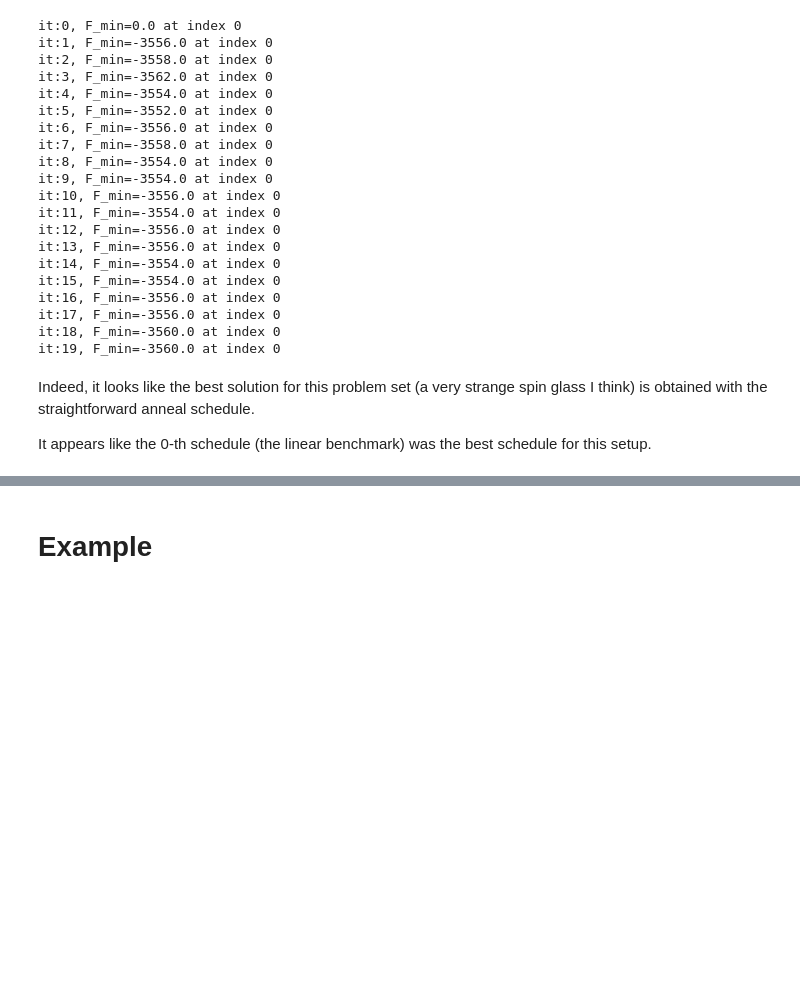
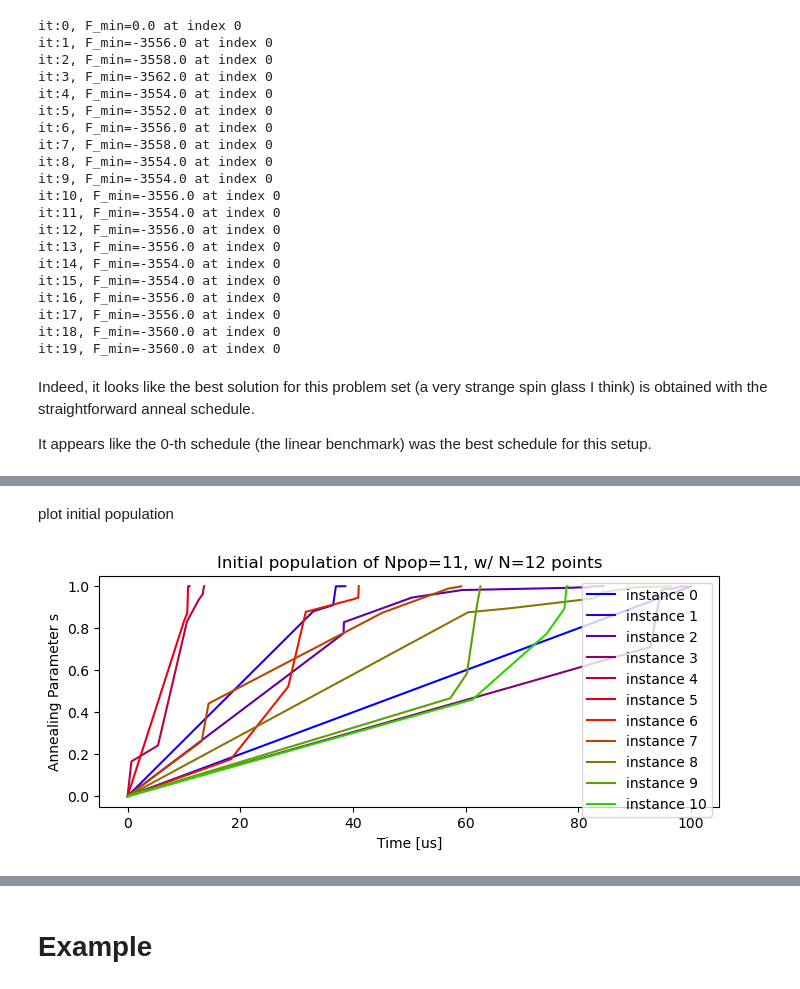
Before and after one commit to vdrouint/genetic-algos, a Jupyter notebook: genetic_adiabatic_dwave.ipynb, the cells around one changed output, grey strips where cells are left out. Saved outputs shown, nothing was run; the diff lists cells and outputs as text; code cells hidden in the pictures; blank space fills up the shorter version.

Commit message:
added a benchmark

```diff
--- a/genetic_adiabatic_dwave.ipynb
+++ b/genetic_adiabatic_dwave.ipynb
@@ -282,7 +284,7 @@ def check_anneal_schedule_slopes(individual):
 
 #Here, the lowest energy obtained during the anneal is kept as a fidelity
 #this can be highly tailored
-def evaluate_function(population, num_reads = 10):
+def evaluate_function(population, h, J, num_reads = 10):
     evals = np.zeros((len(population), num_reads))
     min_ene = np.zeros(len(population))
     min_config = np.zeros((len(population), len(h)))
@@ -427,7 +429,7 @@ total_time_used += timing
 
 while iteration < maxiter:
     population = new_population(population, fidelity, N_elite, mutation_rate)
-    all_ene, fidelity, all_config, timing = evaluate_function(population, num_reads = 50)
+    all_ene, fidelity, all_config, timing = evaluate_function(population, h, J, num_reads = n_reads)
     total_time_used += timing
     kept_fidelity[iteration] = np.sort(fidelity)
     kept_best_state[iteration] = all_config[np.argmin(fidelity)]
@@ -504,0 +578,35 @@ It appears like the 0-th schedule (the linear benchmark) was the best schedule f
+# %%
+#make random initial population of anneal_schedules
+population = []
+#add the basic linear schedule by default
+population.append(basic_schedule)
+#add version 1 - huge jumps (uniform from all)
+for j in range(10):
+    population.append(create_random_schedule(npt, version='v1'))
+#add version 2 - more regularly spaced time slices
+#for j in range(5):
+#    population.append(create_random_schedule(npt, version='v2'))
+population = np.array(population)
+#define the genetic algorithm terms
+Npop = len(population)
+N_elite = 1 #keep one elite as well as the linear benchmark, at all times.
+mutation_rate = [0.5, 0.2] #[no. of times an individual is chosen to mutation, variance of mutation]
+# %% [markdown]
+plot initial population
+# %%
+#plot the initial population
+plt.figure(figsize=(8, 3))
+ax = plt.gca()
+ax.set_title("Initial population of Npop={}, w/ N={} points".format(Npop, npt+2))
+for j in range(len(population)):
+    schedule = population[j]
+    color = cm.brg(j/len(population)) # Choose a color based on position in the range [0, 1]
+    plot_label = 'instance {}'.format(j)
+    ax.plot([schedule[i][0] for i in range(len(schedule))], \
+        [schedule[i][1] for i in range(len(schedule))], label=plot_label, c=color)
+plt.legend()
+plt.xlabel('Time [us]')
+plt.ylabel('Annealing Parameter s')
+plt.show()
+# %% [output]
+[figure, added]
```
Also changed, not shown: parts of 12 cells of this notebook, 1 other file.
